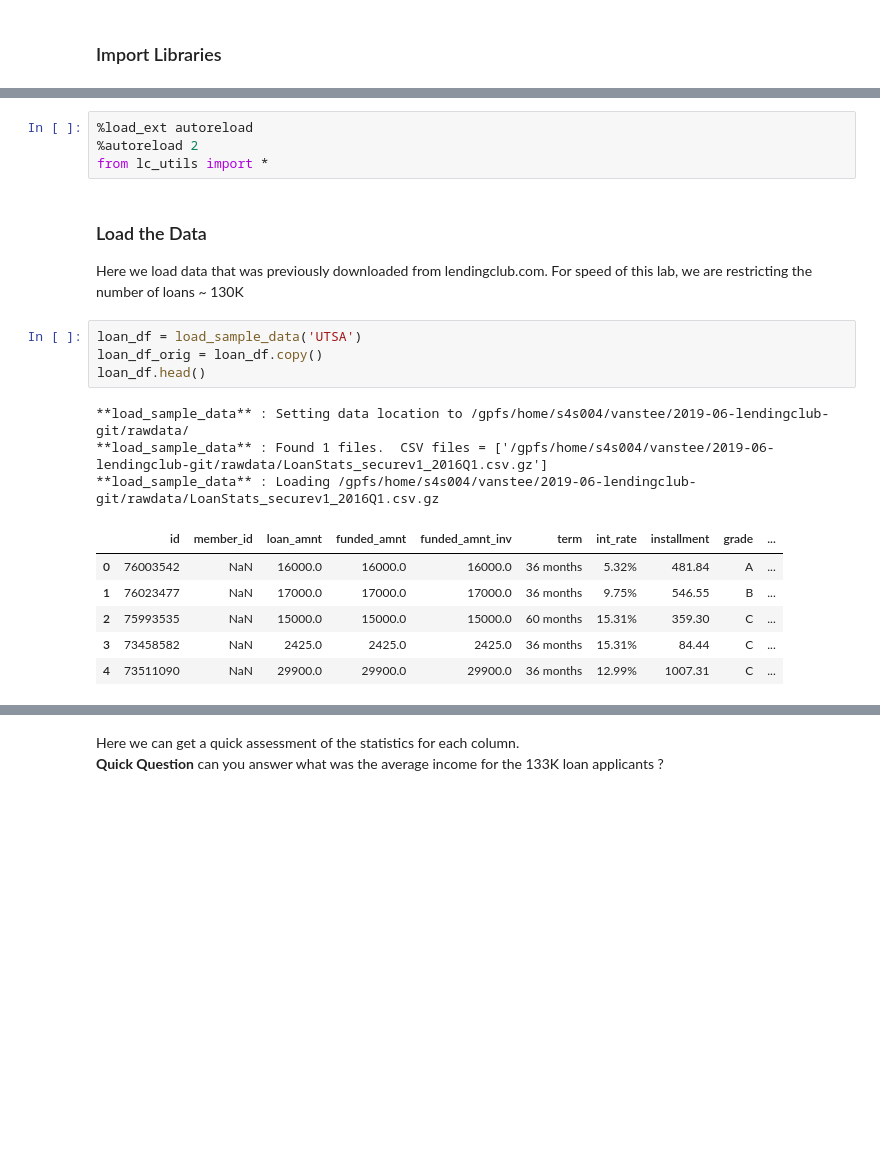
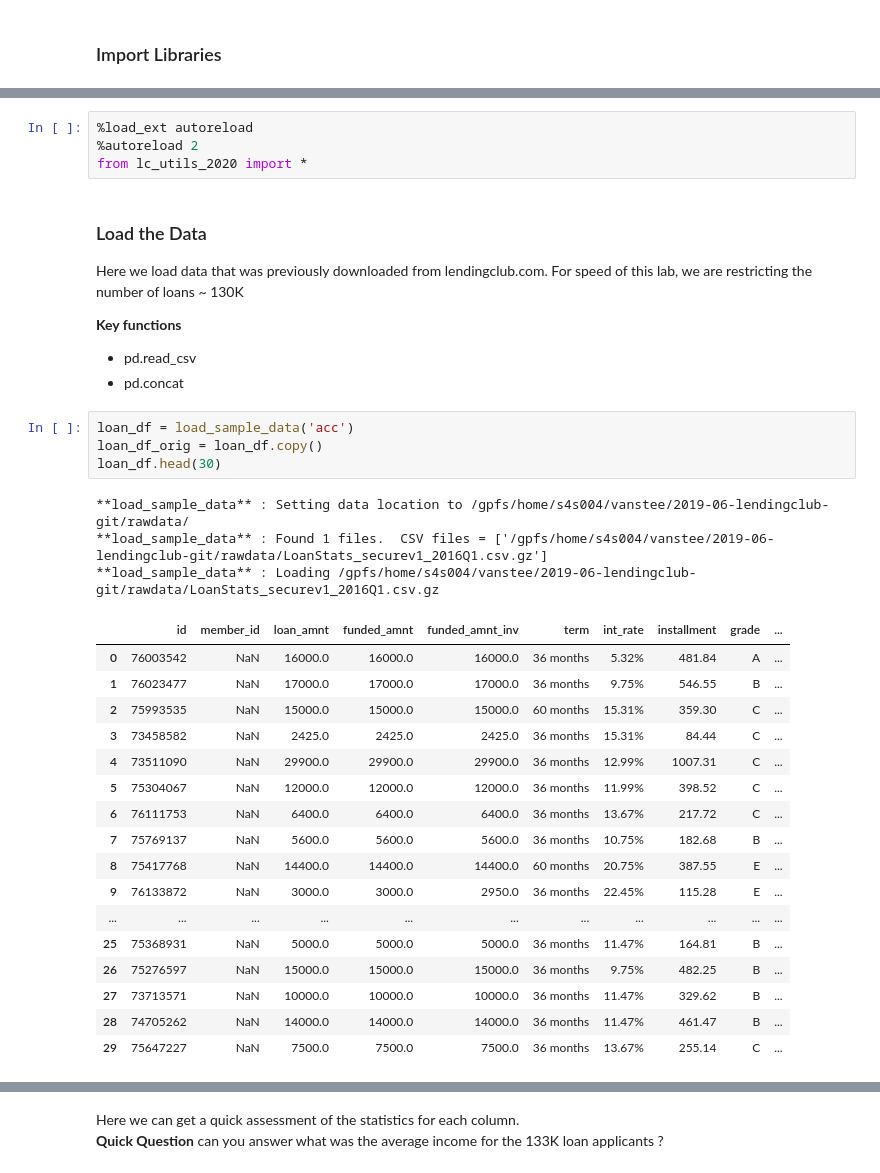
Before and after one commit to dustinvanstee/aicoc-ai-immersion, a Jupyter notebook: Tabular/Lab1-LendingClub-AiImmersion-Solution.ipynb, the cells around one changed output, grey strips where cells are left out. Drawn from its saved outputs; the diff is of its cells as text; blank space fills up the shorter version.

```diff
--- a/Tabular/Lab1-LendingClub-AiImmersion-Solution.ipynb
+++ b/Tabular/Lab1-LendingClub-AiImmersion-Solution.ipynb
@@ -66,24 +66,39 @@ from lc_utils import *
 # %%
 %load_ext autoreload
 %autoreload 2
-from lc_utils import *
+from lc_utils_2020 import *
 # %% [markdown]
 ### Load the Data
 Here we load data that was previously downloaded from lendingclub.com.  For speed of this lab, we are restricting the number of loans ~ 130K
+
+**Key functions**
+* pd.read_csv
+* pd.concat
 # %%
-loan_df = load_sample_data('UTSA')
+loan_df = load_sample_data('acc')
 loan_df_orig = loan_df.copy()
-loan_df.head()
+loan_df.head(30)
 # %% [output]
 **load_sample_data** : Setting data location to /gpfs/home/s4s004/vanstee/2019-06-lendingclub-git/rawdata/
 **load_sample_data** : Found 1 files.  CSV files = ['/gpfs/home/s4s004/vanstee/2019-06-lendingclub-git/rawdata/LoanStats_securev1_2016Q1.csv.gz']
 **load_sample_data** : Loading /gpfs/home/s4s004/vanstee/2019-06-lendingclub-git/rawdata/LoanStats_securev1_2016Q1.csv.gz
 |  | id | member_id | loan_amnt | funded_amnt | funded_amnt_inv | term | int_rate | installment | grade | ... |
 | 0 | 76003542 | NaN | 16000.0 | 16000.0 | 16000.0 | 36 months | 5.32% | 481.84 | A | ... |
 | 1 | 76023477 | NaN | 17000.0 | 17000.0 | 17000.0 | 36 months | 9.75% | 546.55 | B | ... |
 | 2 | 75993535 | NaN | 15000.0 | 15000.0 | 15000.0 | 60 months | 15.31% | 359.30 | C | ... |
 | 3 | 73458582 | NaN | 2425.0 | 2425.0 | 2425.0 | 36 months | 15.31% | 84.44 | C | ... |
 | 4 | 73511090 | NaN | 29900.0 | 29900.0 | 29900.0 | 36 months | 12.99% | 1007.31 | C | ... |
+| 5 | 75304067 | NaN | 12000.0 | 12000.0 | 12000.0 | 36 months | 11.99% | 398.52 | C | ... |
+| 6 | 76111753 | NaN | 6400.0 | 6400.0 | 6400.0 | 36 months | 13.67% | 217.72 | C | ... |
+| 7 | 75769137 | NaN | 5600.0 | 5600.0 | 5600.0 | 36 months | 10.75% | 182.68 | B | ... |
+| 8 | 75417768 | NaN | 14400.0 | 14400.0 | 14400.0 | 60 months | 20.75% | 387.55 | E | ... |
+| 9 | 76133872 | NaN | 3000.0 | 3000.0 | 2950.0 | 36 months | 22.45% | 115.28 | E | ... |
+| ... | ... | ... | ... | ... | ... | ... | ... | ... | ... | ... |
+| 25 | 75368931 | NaN | 5000.0 | 5000.0 | 5000.0 | 36 months | 11.47% | 164.81 | B | ... |
+| 26 | 75276597 | NaN | 15000.0 | 15000.0 | 15000.0 | 36 months | 9.75% | 482.25 | B | ... |
+| 27 | 73713571 | NaN | 10000.0 | 10000.0 | 10000.0 | 36 months | 11.47% | 329.62 | B | ... |
+| 28 | 74705262 | NaN | 14000.0 | 14000.0 | 14000.0 | 36 months | 11.47% | 461.47 | B | ... |
+| 29 | 75647227 | NaN | 7500.0 | 7500.0 | 7500.0 | 36 months | 13.67% | 255.14 | C | ... |
 # %% [markdown]
 ### Descriptive Statistics (1D)
 Lets look at some 1D and 2D descriptive statistics for this dataset
```
Also changed, not shown: parts of 40 cells of this notebook, 5 other files.
